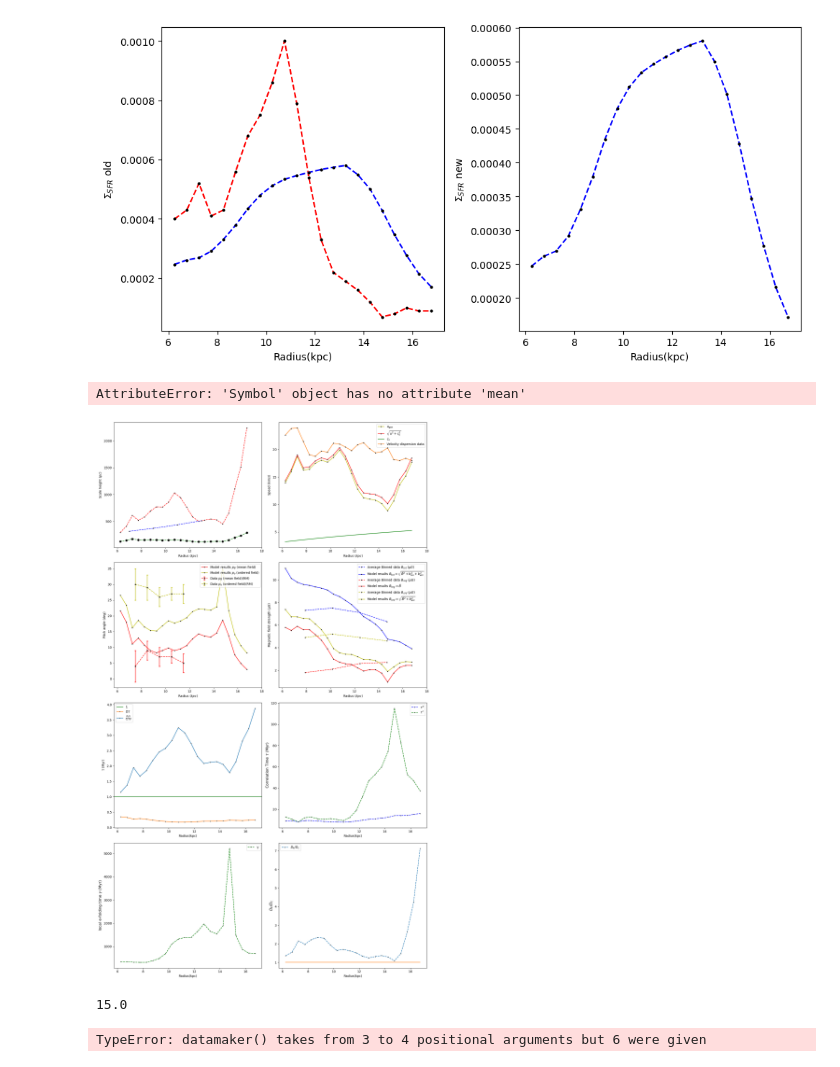
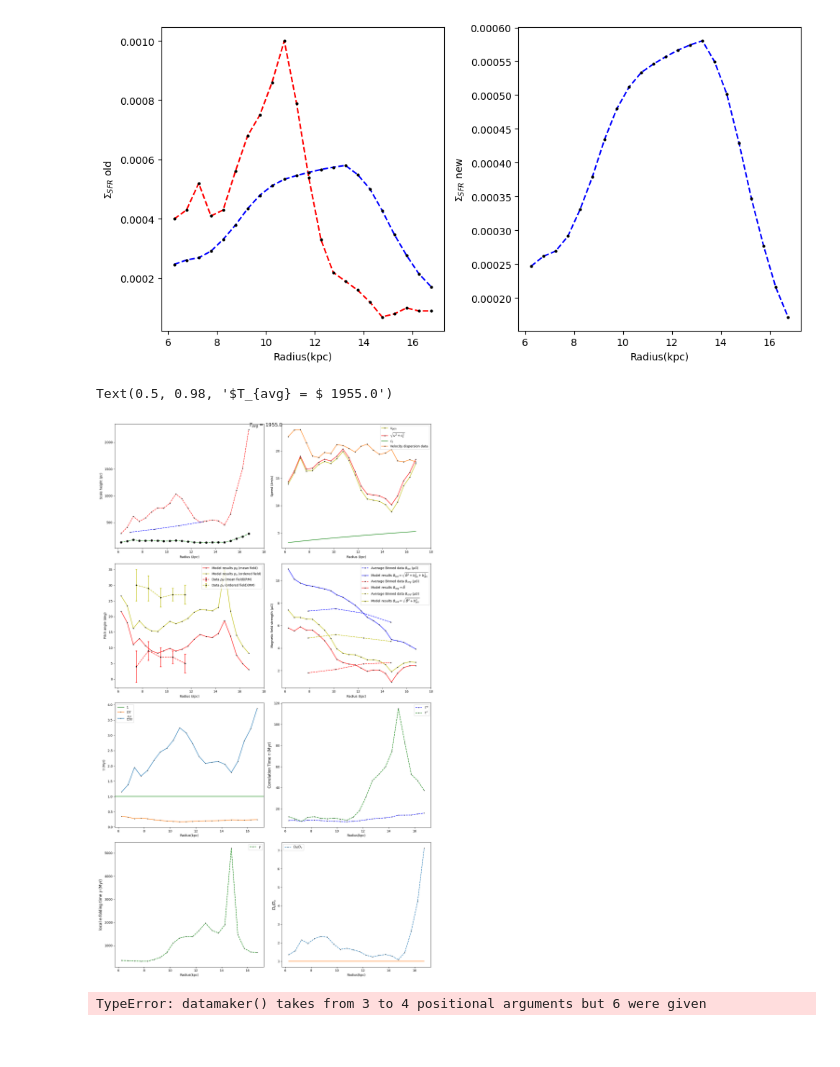
Before and after one commit to Rnazx/MSc.-Thesis, a Jupyter notebook: numerical_calc.ipynb, the cells around one changed output. Drawn from its saved outputs; the diff is of its cells as text; code cells hidden in the pictures.

```diff
--- a/numerical_calc.ipynb
+++ b/numerical_calc.ipynb
@@ -260,42 +260,36 @@ i = 2
 ax[i][j].axhline(y = 1,color = 'g', linestyle = '-', label = r'1')
 ax[i][j].plot(kpc_r, dat_omega*tau_f, marker='o',markersize=1.2,c='tab:orange',mfc='k',mec='k', label = r'$\Omega\tau$')
 ax[i][j].plot(kpc_r, datamaker(kalpha*h/(calpha*tau*u), data_pass, h_f, tau_f), marker='o',markersize=1.2,c='tab:blue',mfc='k',mec='k', label = r'$\frac{K_\alpha h}{C_\alpha \tau u}$')
 
 ax[i][j].set_xlabel('Radius(kpc)')
 ax[i][j].set_ylabel(r'$\tau$ (Myr)')
 ax[i][j].legend()
 
 j = 1
 ax[i][j].plot(kpc_r, tau_f/(1e+6*365*24*60*60),c = 'b',markersize=1.2,linestyle='--', marker='o',mfc='k',mec='k', label = r'$\tau^e$')
 ax[i][j].plot(kpc_r, datamaker(taur , data_pass, h_f, tau_f)/(1e+6*365*24*60*60),c = 'g',markersize=1.2,linestyle='--', marker='o', mfc='k',mec='k',label = r'$\tau^r$')
 
 ax[i][j].set_xlabel('Radius(kpc)')
 ax[i][j].set_ylabel(r'Correlation Time $\tau$ (Myr)', size='large')
 ax[i][j].legend()
 
 i = 3
 ax[i][j].plot(kpc_r, dkdc_f,markersize=1.2,linestyle='--', marker='o',mfc='k',mec='k', label = r'$D_k/D_c$')
 ax[i][j].plot(kpc_r, 1*np.ones(len(kpc_r)))
 ax[i][j].set_xlabel('Radius(kpc)')
 ax[i][j].set_ylabel(r'$D_k/D_c$', size='large')
 ax[i][j].legend()
 
 j = 0
 ax[i][j].plot(kpc_r, (((np.pi**2)*datamaker((tau*u**2)/3, data_pass, h_f, tau_f)*(np.sqrt(dkdc_f)-1)/(4*h_f**2))**(-1))/(1e+6*365*24*60*60),c = 'g',markersize=1.2,linestyle='--', marker='o', mfc='k',mec='k',label = r'$\gamma$')
 ax[i][j].set_xlabel('Radius(kpc)')
 ax[i][j].set_ylabel(r'local e-folding time $\gamma$ (Myr)', size='large')
 ax[i][j].legend()
-fig.suptitle(r'$T_{avg} = $ '+str(T.mean()), fontsize = 15)
+fig.suptitle(r'$T_{avg} = $ '+str(T_tb.mean()), fontsize = 15)
 #plt.savefig('spsday_ca_'+str(ca)+'rk_'+str(rk)+ 't_'+str(T.mean())+'z_'+str(zeta[0])+'psi_'+str(psi[0])+'f_'+str(b[0])+'.png')
 # %% [output]
-AttributeError: 'Symbol' object has no attribute 'mean'
+Text(0.5, 0.98, '$T_{avg} = $ 1955.0')
-[figure, old version]
+[figure, new version]
-# %%
-with open('parameter_file.txt') as f:
-    lines = [line.rstrip() for line in f]
-np.float64(lines[0].split('=')[-1])
-# %% [output]
-15.0
 # %%
 plt.plot(kpc_r, (((np.pi**2)*datamaker((tau*u**2)/3, ca, rk, data_pass, h_f, tau_f)*(np.sqrt(dkdc_f)-1)/(4*h_f**2))**(-1))/(1e+6*365*24*60*60))
 # %% [output]
```
Also changed, not shown: 10 other files.
